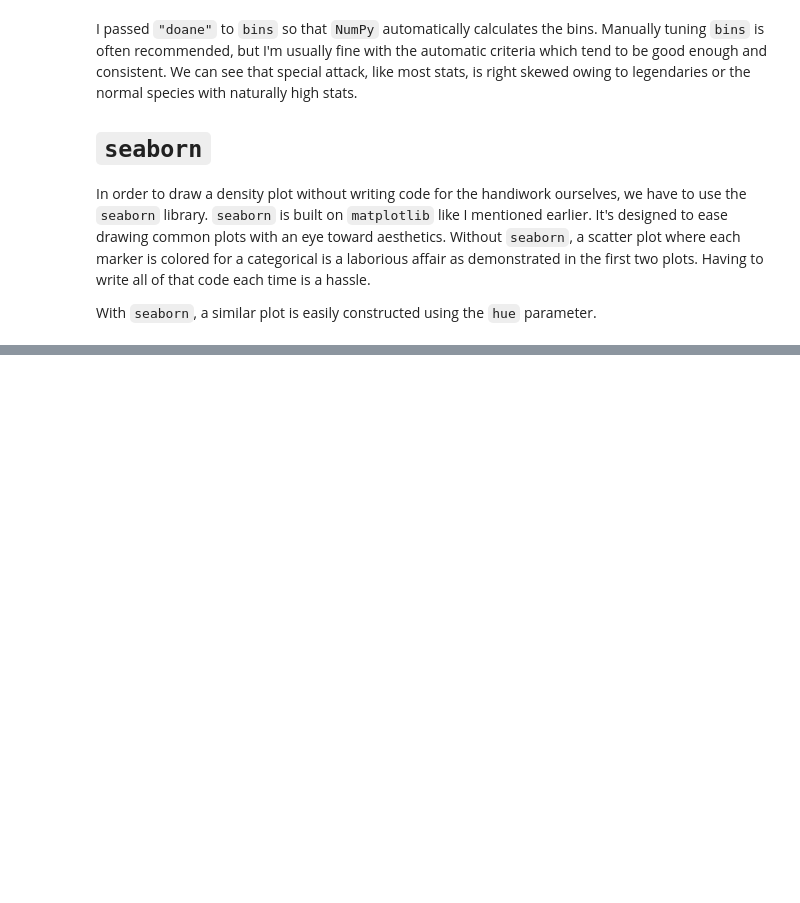
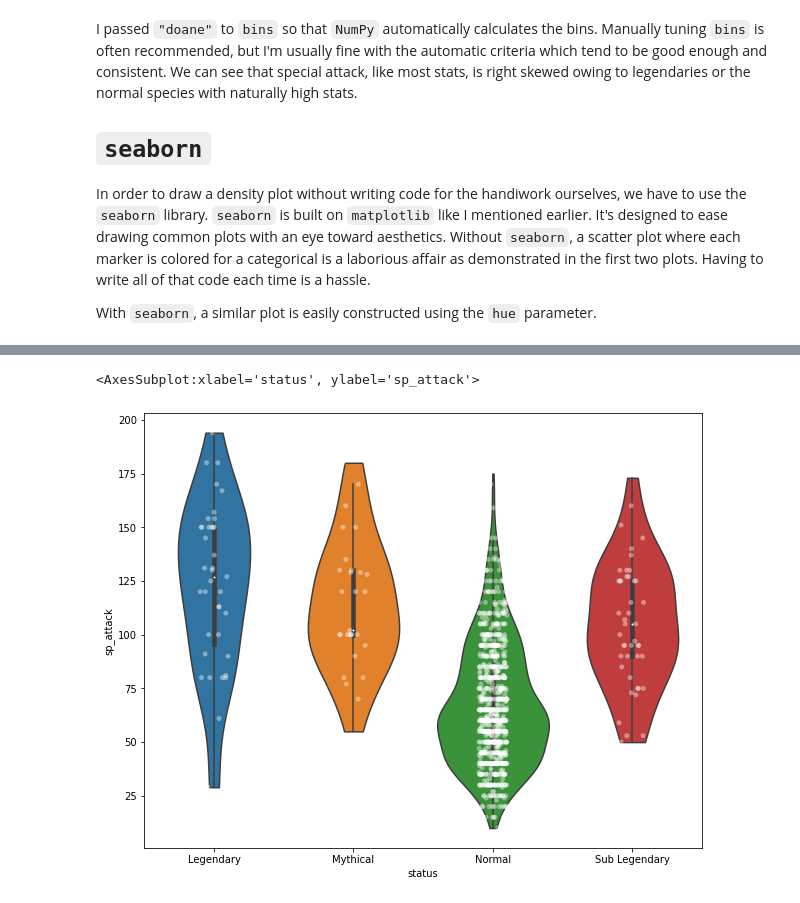
Before and after one commit to joshuamegnauth54/data765-intro-python-tutoring, a Jupyter notebook: notebooks/09-eda.ipynb, the cells around one changed output, grey strips where cells are left out. Cells and saved outputs as stored; diff of their text form; code cells hidden in the pictures; blank space fills up the shorter version.

```diff
--- a/notebooks/09-eda.ipynb
+++ b/notebooks/09-eda.ipynb
@@ -438,0 +505,10 @@ With `seaborn`, a similar plot is easily constructed using the `hue` parameter.
+# %%
+box_fig, box_ax = plt.subplots(figsize=(10, 8))
+
+sns.violinplot(x="status", y="sp_attack", data=pokemon, bw="scott", cut=0, ax=box_ax)
+sns.stripplot(
+    x="status", y="sp_attack", data=pokemon, alpha=0.4, color="white", ax=box_ax
+)
+# %% [output]
+<AxesSubplot:xlabel='status', ylabel='sp_attack'>
+[figure, added]
```
Also changed, not shown: parts of 5 cells of this notebook.
